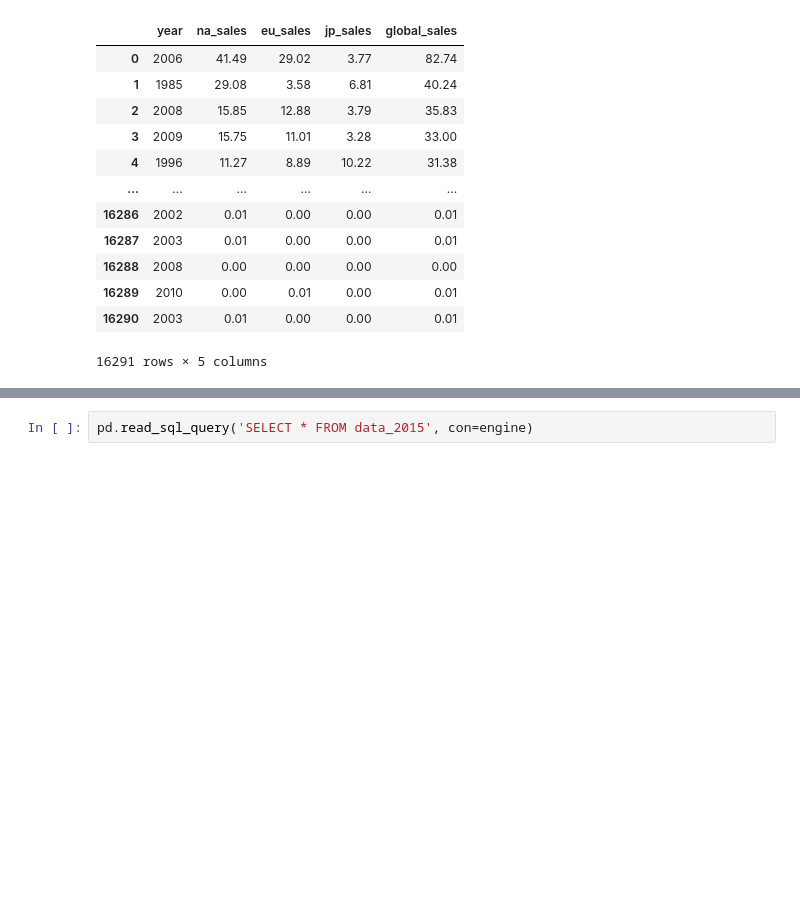
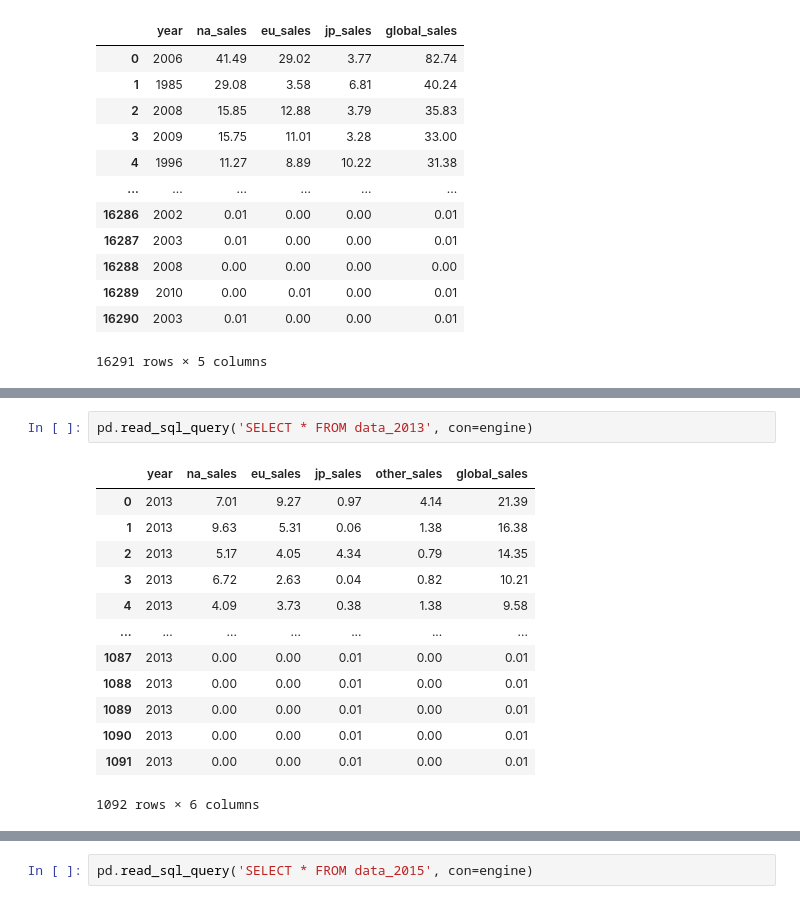
Before and after one commit to mmheredia/Video-Game-Sales-Dashboard, a Jupyter notebook: code/sql/sql_connection.ipynb, the cells around one changed output, grey strips where cells are left out. Cells and saved outputs as stored; diff of their text form; blank space fills up the shorter version.

```diff
--- a/code/sql/sql_connection.ipynb
+++ b/code/sql/sql_connection.ipynb
@@ -79,0 +233,16 @@ pd.read_sql_query('SELECT * FROM year_data', con=engine)
+# %%
+pd.read_sql_query('SELECT * FROM data_2013', con=engine)
+# %% [output]
+|  | year | na_sales | eu_sales | jp_sales | other_sales | global_sales |
+| 0 | 2013 | 7.01 | 9.27 | 0.97 | 4.14 | 21.39 |
+| 1 | 2013 | 9.63 | 5.31 | 0.06 | 1.38 | 16.38 |
+| 2 | 2013 | 5.17 | 4.05 | 4.34 | 0.79 | 14.35 |
+| 3 | 2013 | 6.72 | 2.63 | 0.04 | 0.82 | 10.21 |
+| 4 | 2013 | 4.09 | 3.73 | 0.38 | 1.38 | 9.58 |
+| ... | ... | ... | ... | ... | ... | ... |
+| 1087 | 2013 | 0.00 | 0.00 | 0.01 | 0.00 | 0.01 |
+| 1088 | 2013 | 0.00 | 0.00 | 0.01 | 0.00 | 0.01 |
+| 1089 | 2013 | 0.00 | 0.00 | 0.01 | 0.00 | 0.01 |
+| 1090 | 2013 | 0.00 | 0.00 | 0.01 | 0.00 | 0.01 |
+| 1091 | 2013 | 0.00 | 0.00 | 0.01 | 0.00 | 0.01 |
+1092 rows × 6 columns
```
Also changed, not shown: parts of 29 cells of this notebook, 1 other file.
